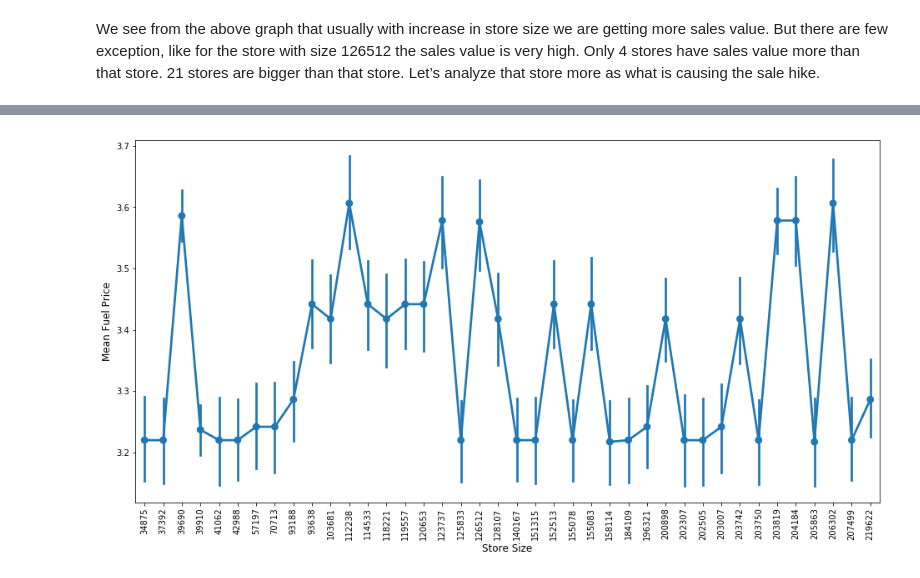
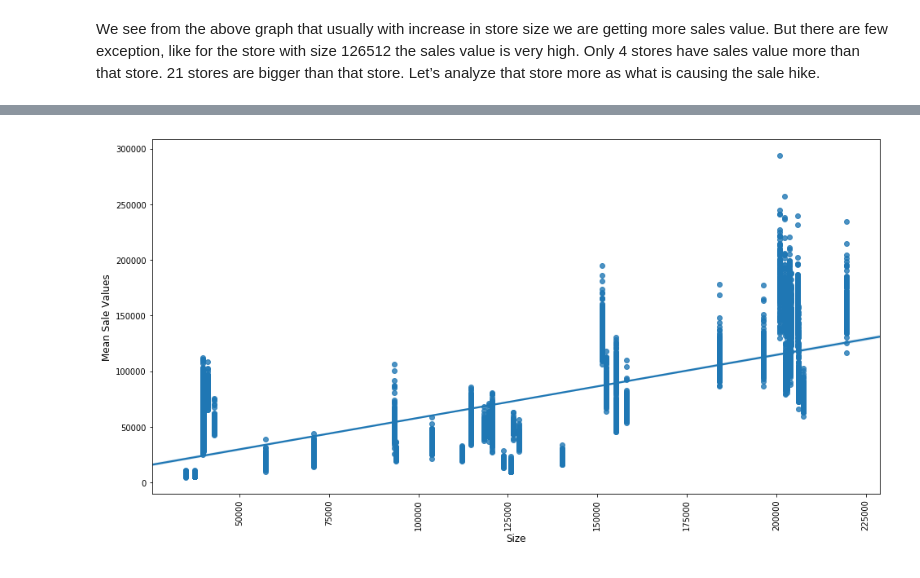
Before and after one commit to ravic1982/Capstone-Project-2, a Jupyter notebook: Capstone Project 2 - Initial Analysis & Story telling.ipynb, the cells around one changed output, grey strips where cells are left out. Saved outputs shown, nothing was run; the diff lists cells and outputs as text; code cells hidden in the pictures.

```diff
--- a/Capstone Project 2 - Initial Analysis & Story telling.ipynb
+++ b/Capstone Project 2 - Initial Analysis & Story telling.ipynb
@@ -304,0 +381,3 @@ plt.show()
+# %%
+b= final_df[final_df['Dept']==92]
+b.head()
@@ -305,9 +418,9 @@ plt.show()
 # %%
 plt.figure(figsize = (16,8))
-sns.pointplot(store_weekly_sales_df['Size'],store_weekly_sales_df['Fuel_Price'])
-plt.ylabel('Mean Fuel Price', fontsize=12)
-plt.xlabel('Store Size', fontsize=12)
+sns.regplot(x=b['Size'],y=b['Weekly_Sales'])
+plt.ylabel('Mean Sale Values', fontsize=12)
+plt.xlabel('Size', fontsize=12)
 plt.xticks(rotation='vertical')
 plt.show()
 # %% [output]
-[figure, old version]
+[figure, new version]
```
Also changed, not shown: parts of 29 cells of this notebook, 1 other file.
